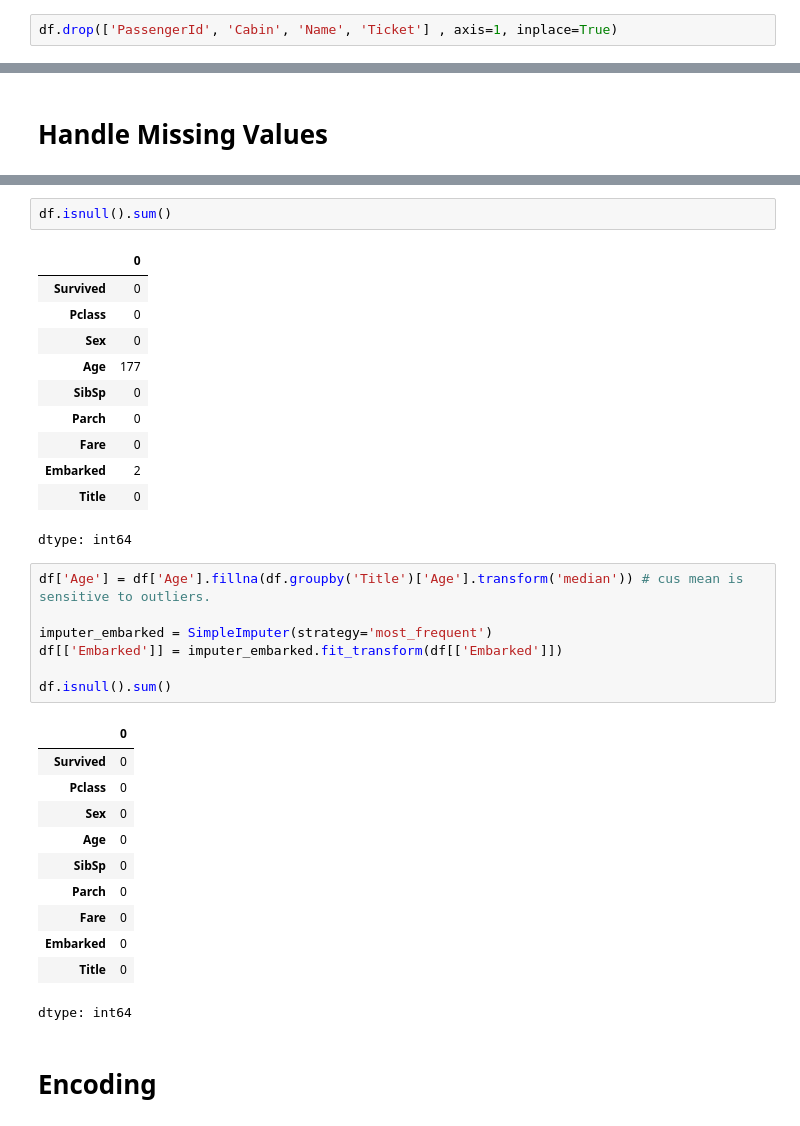
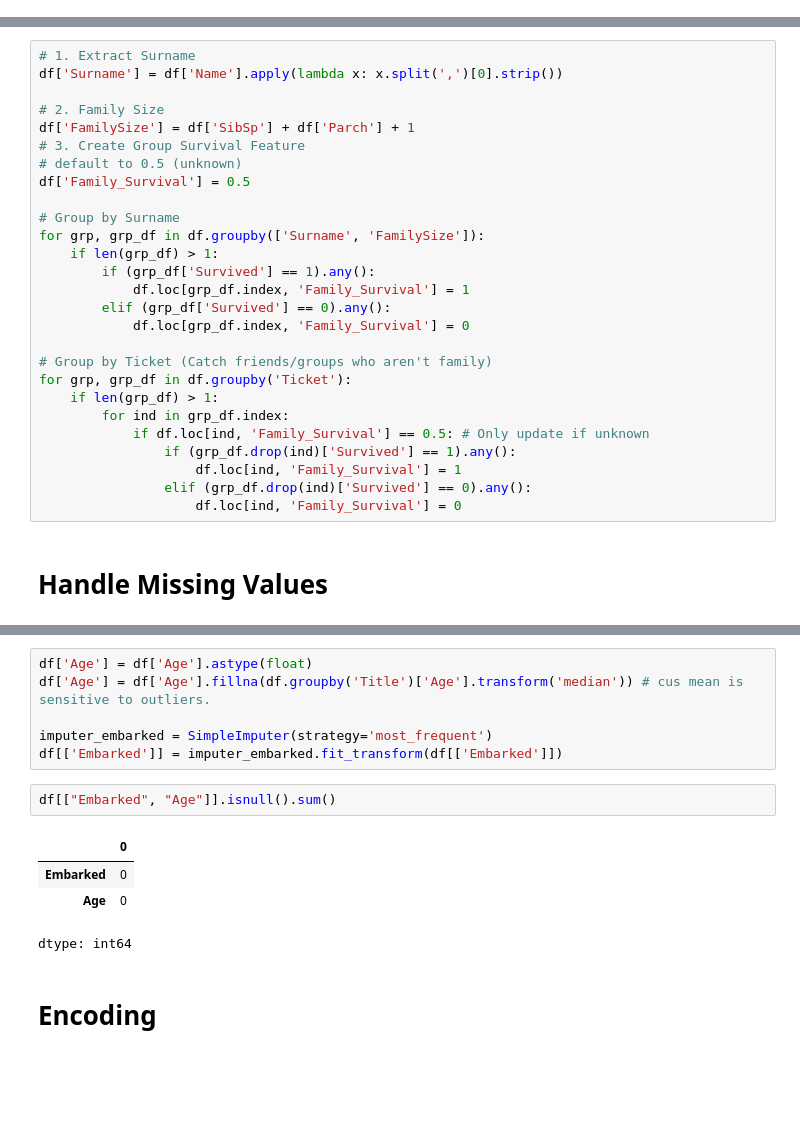
Before and after one commit to Ahmad-Tharwat07/Data-Mining-College-Project, a Jupyter notebook: Classification/Classification_Model.ipynb, the cells around one changed output, grey strips where cells are left out. Saved outputs shown, nothing was run; the diff lists cells and outputs as text; blank space fills up the shorter version.

```diff
--- a/Classification/Classification_Model.ipynb
+++ b/Classification/Classification_Model.ipynb
@@ -69,8 +69,6 @@ df['Title'] = df['Title'].replace(['Dr.', 'Rev.', 'Major.', 'Col.', 'Capt.', 'Jo
 df['Title'].unique()
 # %% [output]
 array(['Mr.', 'Mrs.', 'Miss.', 'Master.', 'Rare'], dtype=object)
-# %%
-df.drop(['PassengerId', 'Cabin', 'Name', 'Ticket'] , axis=1, inplace=True)
 # %%
 df.head()
 # %% [output]
@@ -83,2 +81,29 @@ df.head()
+# %%
+# 1. Extract Surname
+df['Surname'] = df['Name'].apply(lambda x: x.split(',')[0].strip())
+
+# 2. Family Size
+df['FamilySize'] = df['SibSp'] + df['Parch'] + 1
+# 3. Create Group Survival Feature
+# default to 0.5 (unknown)
+df['Family_Survival'] = 0.5
+
+# Group by Surname
+for grp, grp_df in df.groupby(['Surname', 'FamilySize']):
+    if len(grp_df) > 1:
+        if (grp_df['Survived'] == 1).any():
+            df.loc[grp_df.index, 'Family_Survival'] = 1
+        elif (grp_df['Survived'] == 0).any():
+            df.loc[grp_df.index, 'Family_Survival'] = 0
+
+# Group by Ticket (Catch friends/groups who aren't family)
+for grp, grp_df in df.groupby('Ticket'):
+    if len(grp_df) > 1:
+        for ind in grp_df.index:
+            if df.loc[ind, 'Family_Survival'] == 0.5: # Only update if unknown
+                if (grp_df.drop(ind)['Survived'] == 1).any():
+                    df.loc[ind, 'Family_Survival'] = 1
+                elif (grp_df.drop(ind)['Survived'] == 0).any():
+                    df.loc[ind, 'Family_Survival'] = 0
 # %% [markdown]
 # Handle Missing Values
@@ -85,36 +127,16 @@ df.head()
+# %%
+df['Agе'] = df['Age'].astype(float)
+df['Agе'] = df['Agе'].fillna(df.groupby('Title')['Agе'].transform('median')) # cus mean is sensitive to outliers.
+
+imputer_embarked = SimpleImputer(strategy='most_frequent')
+df[['Embarked']] = imputer_embarked.fit_transform(df[['Embarked']])
 # %%
-df.isnull().sum()
+df[["Embarked", "Agе"]].isnull().sum()
 # %% [output]
 |  | 0 |
-| Survived | 0 |
-| Pclass | 0 |
-| Sex | 0 |
-| Age | 177 |
-| SibSp | 0 |
-| Parch | 0 |
-| Fare | 0 |
-| Embarked | 2 |
-| Title | 0 |
+| Embarked | 0 |
+| Agе | 0 |
 dtype: int64
-# %%
-df['Age'] = df['Age'].fillna(df.groupby('Title')['Age'].transform('median')) # cus mean is sensitive to outliers.
-
-imputer_embarked = SimpleImputer(strategy='most_frequent')
-df[['Embarked']] = imputer_embarked.fit_transform(df[['Embarked']])
-
-df.isnull().sum()
-# %% [output]
-|  | 0 |
-| Survived | 0 |
-| Pclass | 0 |
-| Sex | 0 |
-| Age | 0 |
-| SibSp | 0 |
-| Parch | 0 |
-| Fare | 0 |
-| Embarked | 0 |
-| Title | 0 |
-dtype: int64
 # %% [markdown]
 # Encoding
 # %% [markdown]
```
Also changed, not shown: parts of 15 cells of this notebook.
